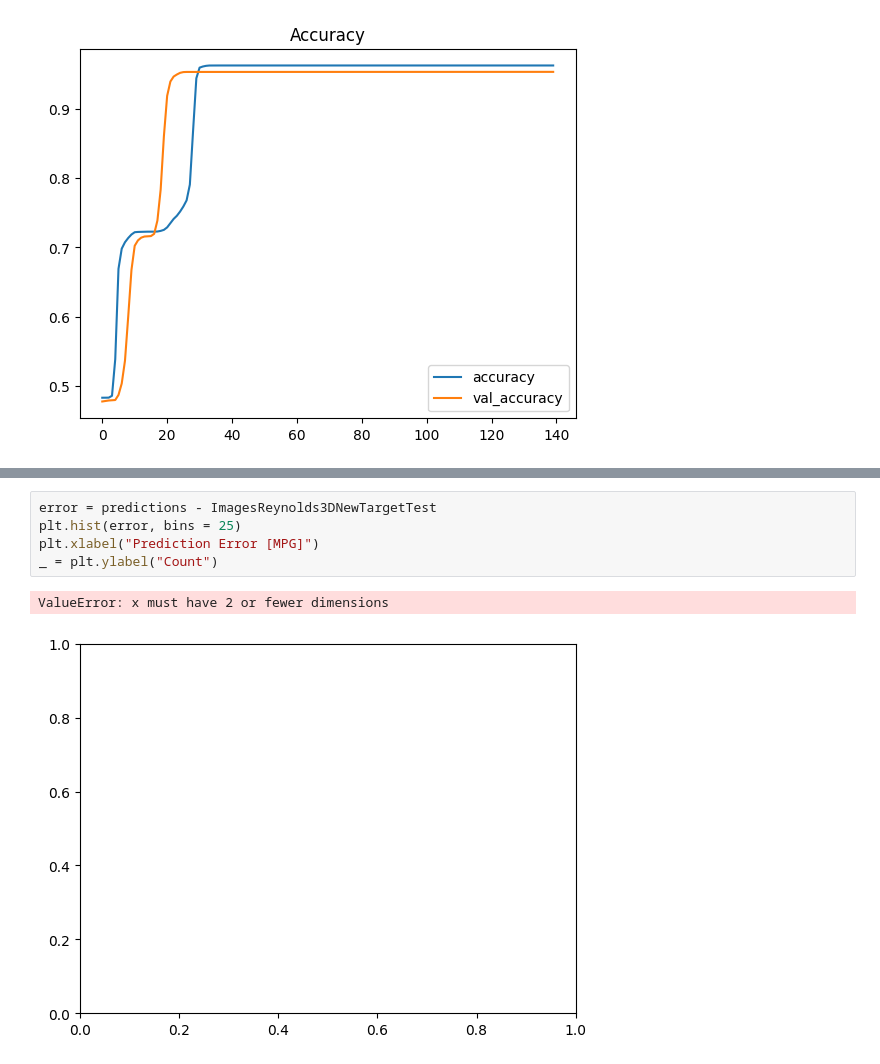
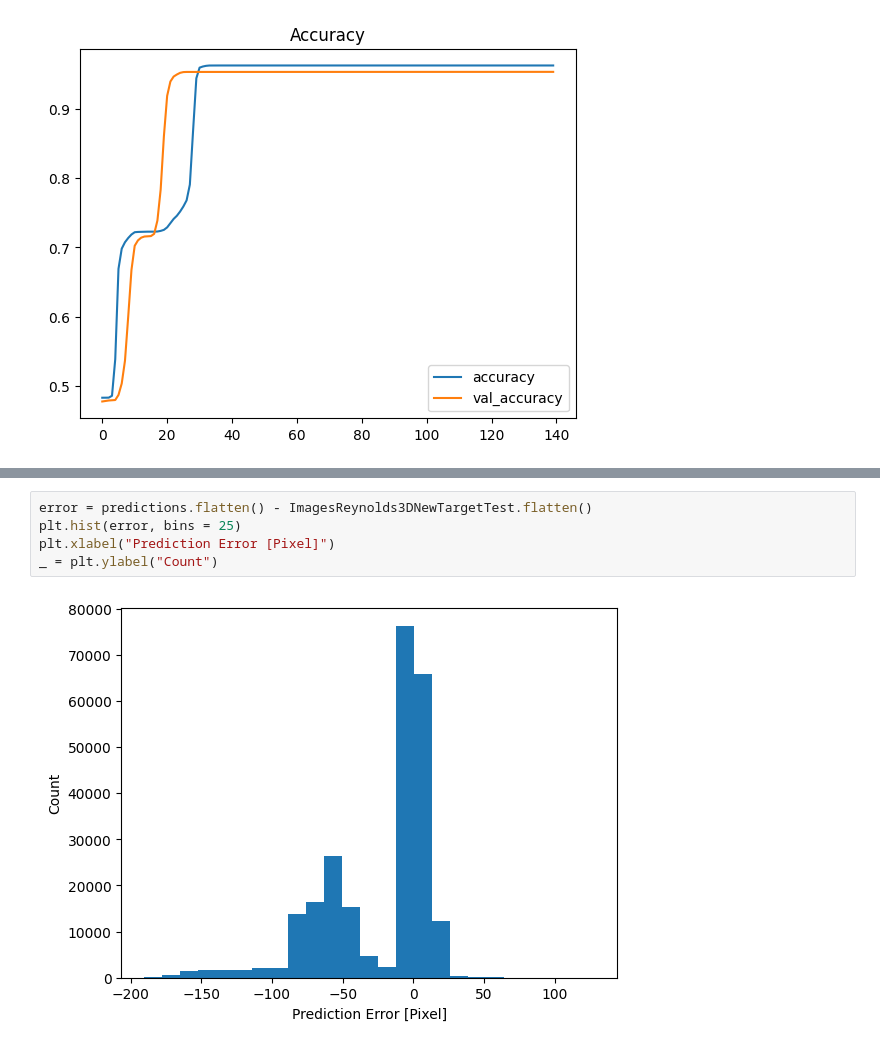
Before and after one commit to BurgaoTheChamp/ML_CFD, a Jupyter notebook: ML-CFD.ipynb, the cells around one changed output, grey strips where cells are left out. Drawn from its saved outputs; the diff is of its cells as text.

Commit message:
Some weird Graphs

```diff
--- a/ML-CFD.ipynb
+++ b/ML-CFD.ipynb
@@ -633,8 +633,7 @@ _ = plt.plot([-100, 100], [-100, 100])
 # %%
-error = predictions - ImagesReynolds3DNewTargetTest
+error = predictions.flatten() - ImagesReynolds3DNewTargetTest.flatten()
 plt.hist(error, bins = 25)
-plt.xlabel("Prediction Error [MPG]")
+plt.xlabel("Prediction Error [Pixel]")
 _ = plt.ylabel("Count")
 # %% [output]
-ValueError: x must have 2 or fewer dimensions
-[figure, old version]
+[figure, new version]
```
Also changed, not shown: parts of 1 cell of this notebook.
